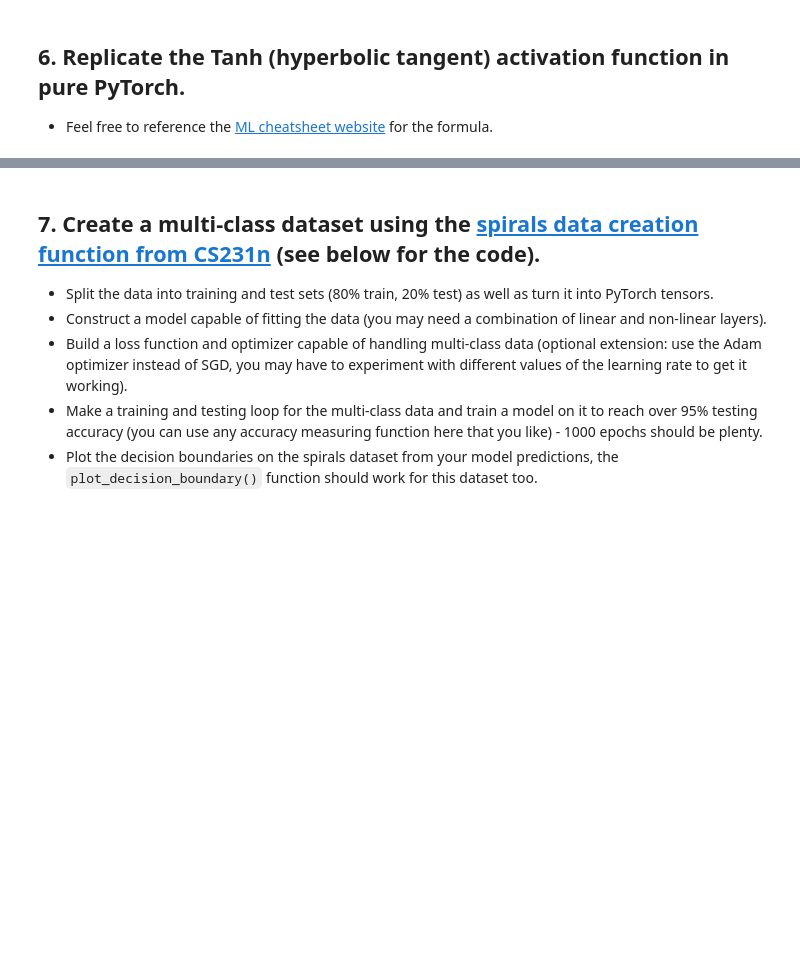
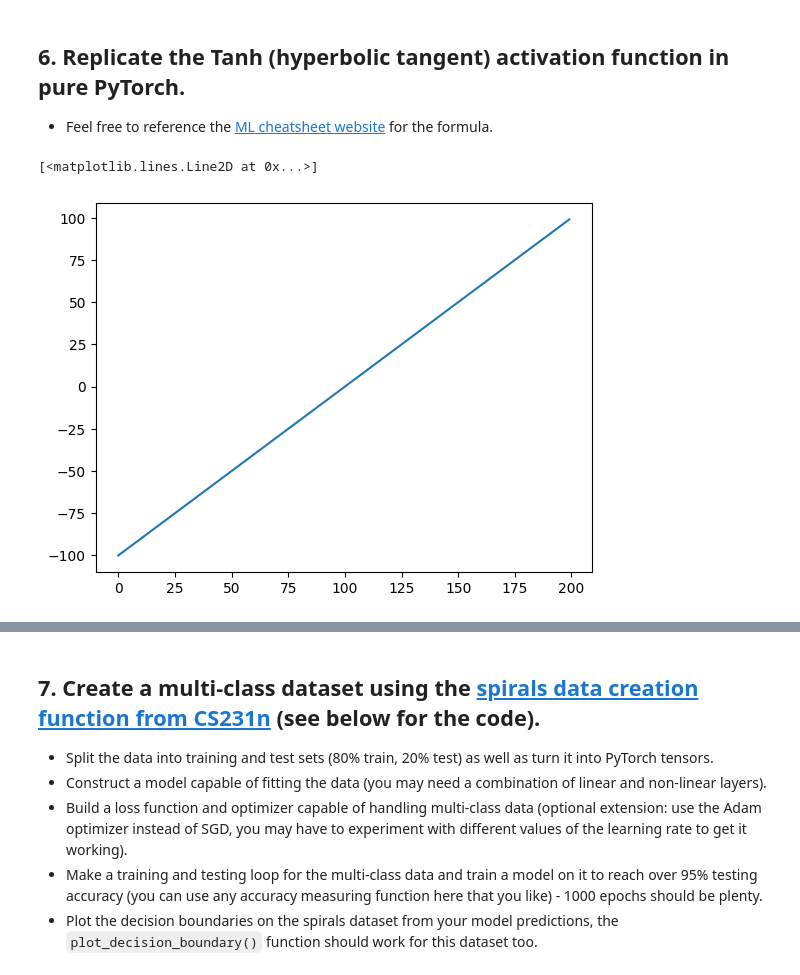
Before and after one commit to alaminmagaga/ArewaDS-Deep-Learning, a Jupyter notebook: Part_1_Deep_Learning_with_Pytorch/exercise_submissions/week_3_solution.ipynb, the cells around one changed output, grey strips where cells are left out. Drawn from its saved outputs; the diff is of its cells as text; code cells hidden in the pictures; blank space fills up the shorter version.

```diff
--- a/Part_1_Deep_Learning_with_Pytorch/exercise_submissions/week_3_solution.ipynb
+++ b/Part_1_Deep_Learning_with_Pytorch/exercise_submissions/week_3_solution.ipynb
@@ -205,5 +251,10 @@ def plot_decision_boundary(model, X, y):
   * Feel free to reference the [ML cheatsheet website](https://ml-cheatsheet.readthedocs.io/en/latest/activation_functions.html#tanh) for the formula.
 # %%
 # Create a straight line tensor
+tensor_A = torch.arange(-100, 100, 1)
+plt.plot(tensor_A)
+# %% [output]
+[<matplotlib.lines.Line2D at 0x...>]
+[figure, added]
 # %%
 # Test torch.tanh() on the tensor and plot it
```
Also changed, not shown: parts of 31 cells of this notebook, 8 other files.
